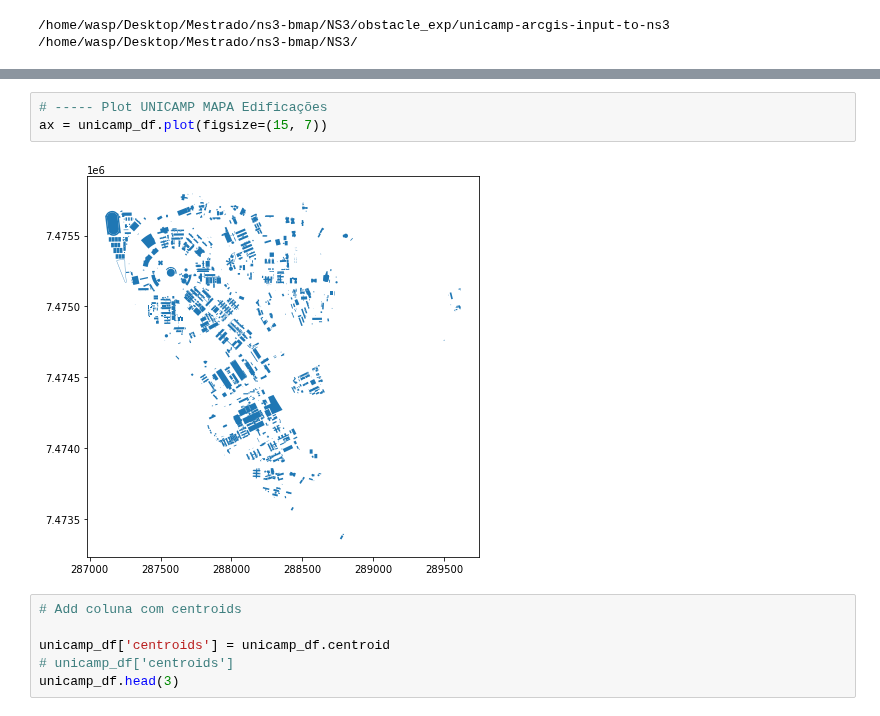
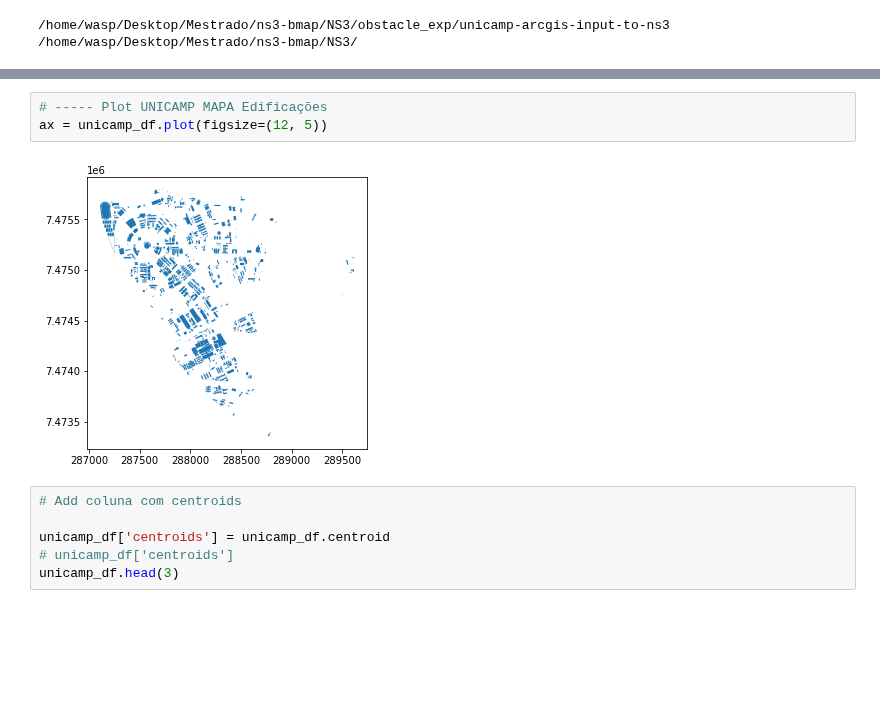
Before and after one commit to wasp-lahis/ns3-bmap, a Jupyter notebook: NS3/obstacle_exp/unicamp-arcgis-input-to-ns3/create-dataset-inputs-to-ns3.ipynb, the cells around one changed output, grey strips where cells are left out. Drawn from its saved outputs; the diff is of its cells as text; blank space fills up the shorter version.

```diff
--- a/NS3/obstacle_exp/unicamp-arcgis-input-to-ns3/create-dataset-inputs-to-ns3.ipynb
+++ b/NS3/obstacle_exp/unicamp-arcgis-input-to-ns3/create-dataset-inputs-to-ns3.ipynb
@@ -60,8 +58,8 @@ SHAPE: (1170, 8)
 # %%
 # ----- Plot UNICAMP MAPA Edificações
-ax = unicamp_df.plot(figsize=(15, 7))
+ax = unicamp_df.plot(figsize=(12, 5))
 # %% [output]
-[figure, old version]
+[figure, new version]
 # %%
 # Add coluna com centroids
 
```
Also changed, not shown: parts of 35 cells of this notebook, 19 other files.
